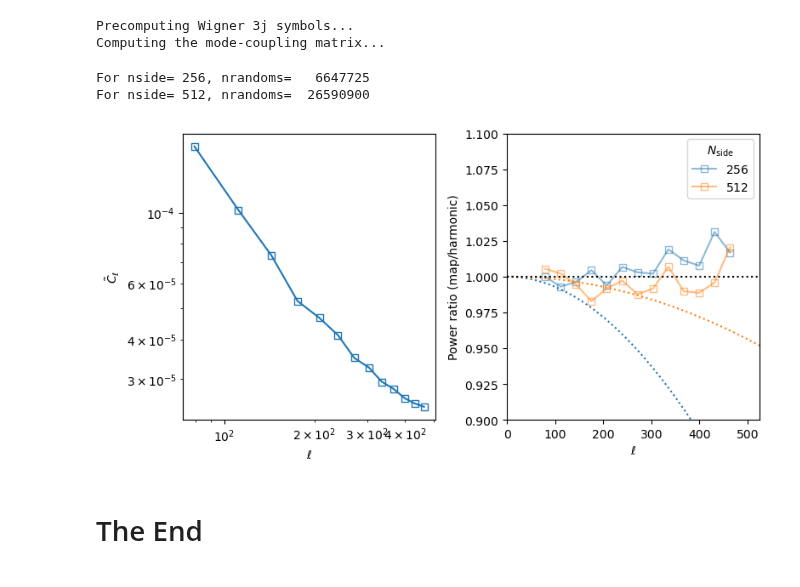
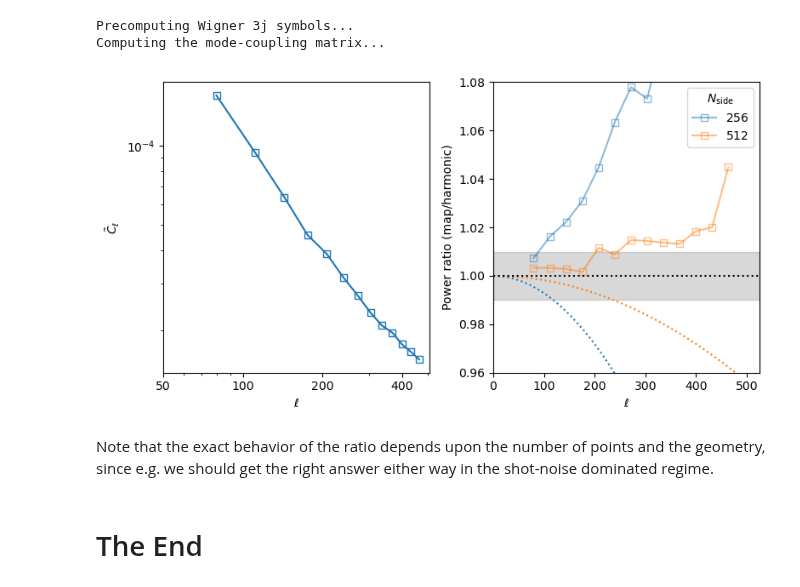
Before and after one commit to martinjameswhite/directsht, a Jupyter notebook: notebooks/analyzing_mocks.ipynb, the cells around one changed output. Saved outputs shown, nothing was run; the diff lists cells and outputs as text; code cells hidden in the pictures.

Commit message:
More randoms for map-based approach.

```diff
--- a/notebooks/analyzing_mocks.ipynb
+++ b/notebooks/analyzing_mocks.ipynb
@@ -300,3 +327,16 @@ def make_map(thetas,phis,wts,nside):
+# %%
+# Generate the randoms.
+nrand = 70*ndata
+trand2,prand2,wrand2 = generate_randoms(nrand)
+# Run the data and randoms through the "veto mask".
+trand2,prand2,wrand2 = veto_points(trand2,prand2,wrand2,nveto,rveto)
+# Append the new randoms to the end of the old randoms.
+trand  = np.append(trand,trand2)
+prand  = np.append(prand,prand2)
+wrand  = np.append(wrand,wrand2)
+# Redo the weights.
+nrand  = len(trand)
+wrand *= np.sum(wdata)/np.sum(wrand)
 # %%
 # Show an example at some nside.
 nside= 256
@@ -405,14 +444,10 @@ factor = 25 # The ratio of randoms to pixels
 # %%
-# Let's save ourselves some time by using the same W_l irrespective of the number of randoms
-# To give ourselves the best chance, compute this at high resolution.
+# Let's save ourselves some time by using the same W_l irrespective of the number of randoms.
+# Another option would be to recompute this at the relevant Nside for consistency with how a
+# pixel-based analysis would likely be performed.
 nside = 512
 npix  = hp.nside2npix(nside)
-nrand = int(factor*npix*fsky)
-trand,prand,wrand = generate_randoms(nrand)
-trand,prand,wrand = veto_points(trand,prand,wrand,nveto,rveto)
-rmap = make_map(trand,prand,wrand,nside)
-nrand  = len(trand)
-wrand *= np.sum(wdata)/np.sum(wrand)
+rmap  = make_map(trand,prand,wrand,nside)
 #
 # Make a binary mask.
 msk = np.nonzero(rmap>0)[0]
@@ -461,19 +496,17 @@ Computing the mode-coupling matrix...
 # %%
 fig,ax = plt.subplots(1,2,sharey=False,figsize=(8,4.2))
 #
-ax[0].loglog(binned_ells,hdif_decoupled,'s-',mfc='None')
+xticks = [50,100,200,400]
+ax[0].plot(binned_ells,hdif_decoupled,'s-',mfc='None')
+ax[0].set_xscale('log')
+ax[0].set_yscale('log')
+ax[0].set_xticks(xticks,[str(x) for x in xticks])
 ax[0].set_xlabel(r'$\ell$')
 ax[0].set_ylabel(r'$\tilde{C}_\ell$')
 #
 icol= 0
 for nside in [256,512]:
-    npix  = hp.nside2npix(nside)
-    nrand = int(factor*npix*fsky)
-    print('For nside={:4d}, nrandoms={:10d}'.format(nside,nrand))
-    trand,prand,wrand = generate_randoms(nrand)
-    trand,prand,wrand = veto_points(trand,prand,wrand,nveto,rveto)
-    wrand *= np.sum(wdata)/np.sum(wrand)
-    #
+    npix = hp.nside2npix(nside)
     dmap = make_map(tdata,pdata,wdata,nside)
     rmap = make_map(trand,prand,wrand,nside)
     #
@@ -482,37 +515,39 @@ for nside in [256,512]:
     msk = np.nonzero(rmap>0.5*avg)[0]
     #
     omap      = np.zeros(npix,dtype='f8')
     omap[msk] = dmap[msk]/rmap[msk]
     omap[msk] = omap[msk]/np.mean(omap[msk]) - 1
     mask      = np.zeros(npix)
     mask[msk] = 1.0
     #
     cl_via_map= hp.anafast(omap)
     #
     # Deconvolve the mask
     binned_ells,mdel_decoupled = MD2(cl_via_map,bins)
     binned_ells,mdel_decoupled = binned_ells[Ndiscard:-Ndiscard],mdel_decoupled[Ndiscard:-Ndiscard]
     #
     ratio= hdif_decoupled/mdel_decoupled
     pixwn= hp.pixwin(nside)
     #
     ax[1].plot(binned_ells,ratio,'s-',color='C'+str(icol),alpha=0.5,\
                mfc='None',label='${:4d}$'.format(nside))
     ax[1].plot(np.arange(pixwn.size),pixwn,ls=':',color='C'+str(icol))
     icol = (icol+1)%10
+#
 ax[1].axhline(1.0,ls=':',color='k')
+ax[1].fill_between([0,Nl+25],[0.99,0.99],[1.01,1.01],color='grey',alpha=0.3)
 ax[1].set_ylabel(r'Power ratio (map/harmonic)')
 ax[1].legend(title=r'$N_{\rm side}$')
-ax[1].set_ylim(0.90,1.10)
+ax[1].set_ylim(0.96,1.08)
 ax[1].set_yscale('linear')
 ax[1].set_xlabel(r'$\ell$')
 ax[1].set_xlim([0,Nl+25])
 #
 plt.tight_layout()
-plt.savefig('compare_pipelines.pdf')
+#plt.savefig('compare_pipelines.pdf')
 # %% [output]
-For nside= 256, nrandoms=   6647725
-For nside= 512, nrandoms=  26590900
-[figure, old version]
+[figure, new version]
+# %% [markdown]
+Note that the exact behavior of the ratio depends upon the number of points and the geometry, since e.g. we should get the right answer either way in the shot-noise dominated regime.
 # %% [markdown]
 # The End
```
Also changed, not shown: parts of 24 cells of this notebook.
